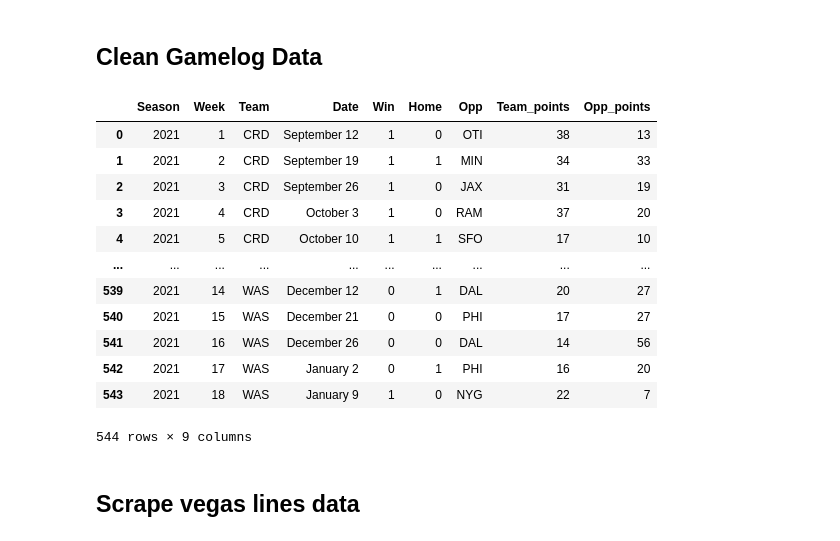
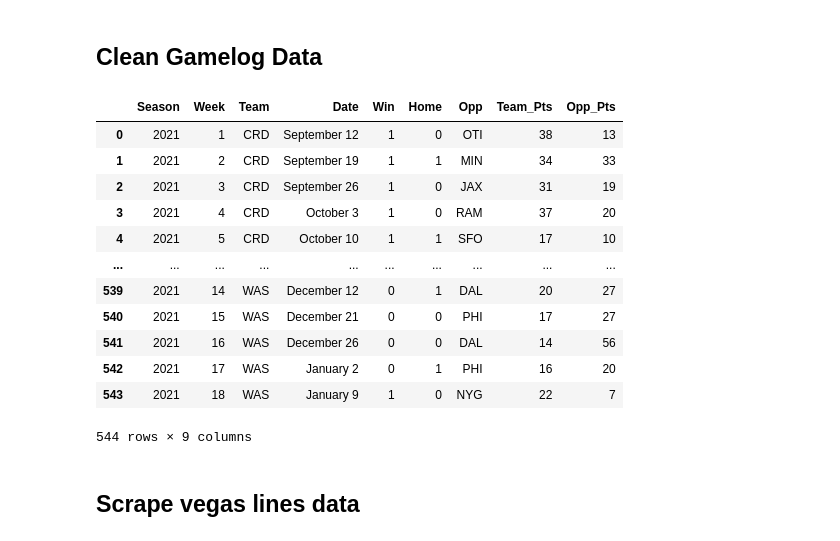
Before and after one commit to JamieYau/nfl-model, a Jupyter notebook: notebooks/data_scraping.ipynb, the cells around one changed output. Saved outputs shown, nothing was run; the diff lists cells and outputs as text; code cells hidden in the pictures.

```diff
--- a/notebooks/data_scraping.ipynb
+++ b/notebooks/data_scraping.ipynb
@@ -119,13 +119,14 @@ gamelog_clean_df = gamelog_clean_df.rename(
     columns={
         "Unnamed: 4": "Win",
         "Unnamed: 6": "Home",
-        "Tm": "Team_points",
-        "Opp.1": "Opp_points",
+        "Tm": "Team_Pts",
+        "Opp.1": "Opp_Pts",
     }
 )
 
 # Map Opp to team abbreviation
-team_dict = {
+# Current team names to abbreviations
+current_team_dict = {
     "Arizona Cardinals": "CRD",
     "Atlanta Falcons": "ATL",
     "Baltimore Ravens": "RAV",
@@ -145,36 +146,41 @@ team_dict = {
     "Los Angeles Chargers": "SDG",
     "Los Angeles Rams": "RAM",
     "Las Vegas Raiders": "RAI",
-    "Oakland Raiders": "RAI",
     "Miami Dolphins": "MIA",
     "Minnesota Vikings": "MIN",
     "New England Patriots": "NWE",
     "New Orleans Saints": "NOR",
     "New York Giants": "NYG",
     "New York Jets": "NYJ",
     "Philadelphia Eagles": "PHI",
     "Pittsburgh Steelers": "PIT",
     "San Francisco 49ers": "SFO",
     "Seattle Seahawks": "SEA",
     "Tampa Bay Buccaneers": "TAM",
     "Tennessee Titans": "OTI",
     "Washington Commanders": "WAS",
+}
+
+# Historical/alternative names
+historical_team_dict = {
+    "Oakland Raiders": "RAI",
     "Washington Football Team": "WAS",
     "Washington Redskins": "WAS",
 }
-gamelog_clean_df["Opp"] = gamelog_clean_df["Opp"].map(team_dict)
+full_team_dict = {**current_team_dict, **historical_team_dict}
+gamelog_clean_df["Opp"] = gamelog_clean_df["Opp"].map(full_team_dict)
 
 # Convert 'Win' column to boolean (W = 1, L = 0)
 gamelog_clean_df["Win"] = gamelog_clean_df["Win"].apply(lambda x: 1 if x == "W" else 0)
 # Convert 'Home' column to boolean (H = 1, A = 0)
 gamelog_clean_df["Home"] = gamelog_clean_df["Home"].apply(
     lambda x: 0 if x == "@" else 1
 )
 
 with pd.option_context("display.max_colwidth", None, "display.max_columns", None):
     display(gamelog_clean_df)
 # %% [output]
-|  | Season | Week | Team | Date | Win | Home | Opp | Team_points | Opp_points |
+|  | Season | Week | Team | Date | Win | Home | Opp | Team_Pts | Opp_Pts |
 | 0 | 2021 | 1 | CRD | September 12 | 1 | 0 | OTI | 38 | 13 |
 | 1 | 2021 | 2 | CRD | September 19 | 1 | 1 | MIN | 34 | 33 |
 | 2 | 2021 | 3 | CRD | September 26 | 1 | 0 | JAX | 31 | 19 |
```
Also changed, not shown: parts of 5 cells of this notebook, 1 other file.
